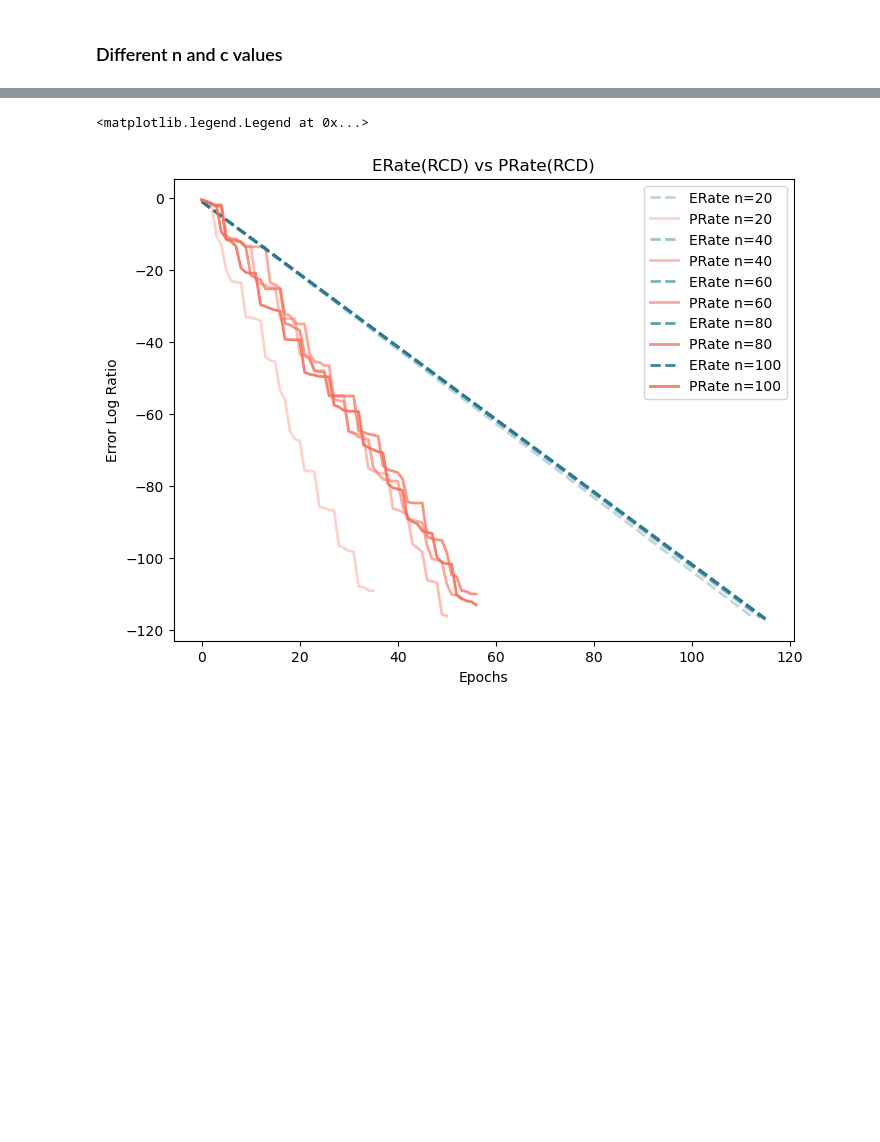
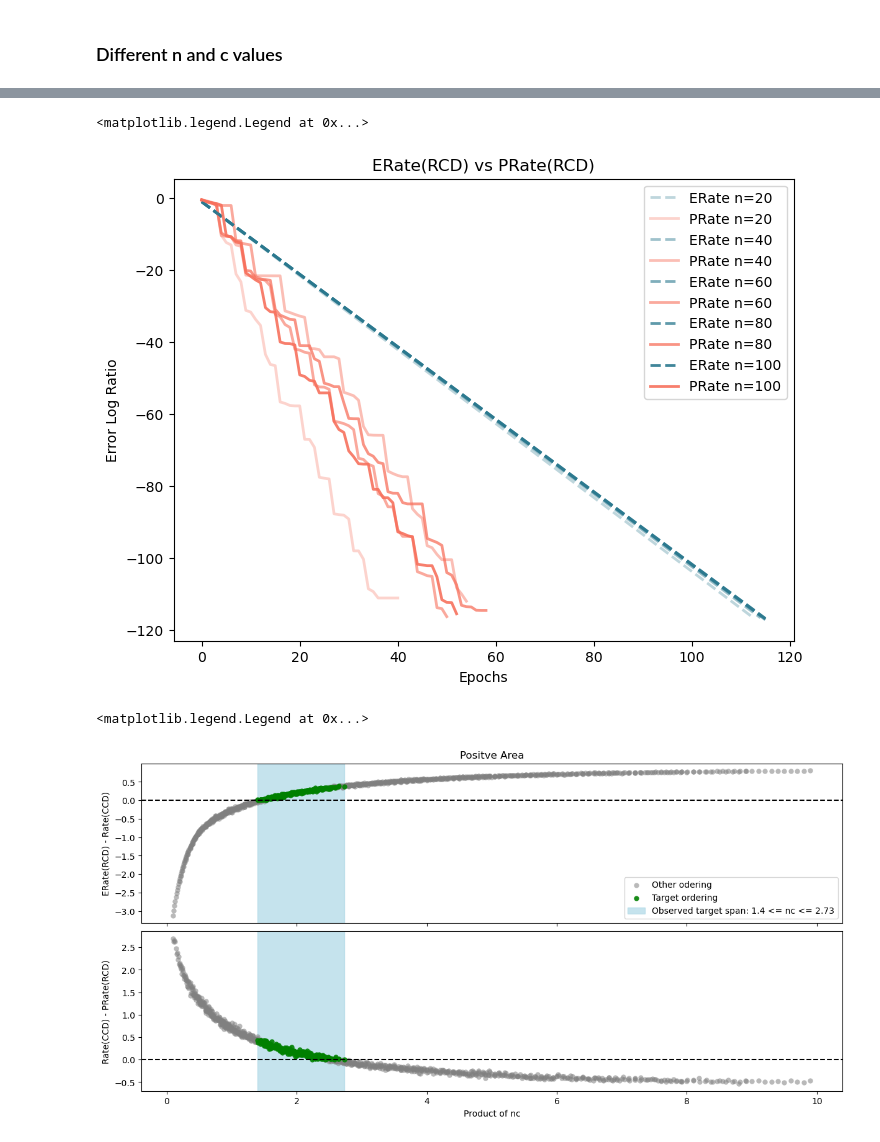
Before and after one commit to pinto2501/coordinate_descent, a Jupyter notebook: cbcd.ipynb, the cells around one changed output, grey strips where cells are left out. Saved outputs shown, nothing was run; the diff lists cells and outputs as text; code cells hidden in the pictures; blank space fills up the shorter version.

```diff
--- a/cbcd.ipynb
+++ b/cbcd.ipynb
@@ -260,8 +94,8 @@ dimensions = [20, 40, 60, 80, 100]
 dim_norm = Normalize(vmin=min(dimensions), vmax=max(dimensions))
 
 for dim in dimensions:
-    rcd_errors = run_rcd(EPOCHS, dim, c)
-    prcd_errors = run_prcd(EPOCHS, dim, c)
+    rcd_errors = utils.run_rcd(EPOCHS, dim, c)
+    prcd_errors = utils.run_prcd(EPOCHS, dim, c)
 
     shade = 0.30 + 0.60 * dim_norm(dim)
 
@@ -278,7 +112,7 @@ ax.set_title("ERate(RCD) vs PRate(RCD)")
 ax.legend()
 # %% [output]
 <matplotlib.legend.Legend at 0x...>
-[figure, old version]
+[figure, new version]
 # %%
 # Fixed n with different c values
 
@@ -294,0 +129,47 @@ save_algo(EPOCHS, n_vals, c_vals, "c")
+# %%
+diff_erate_ccd = []
+diff_ccd_prate = []
+index = []
+
+c_vals = np.linspace(0.01, 0.1, 10)
+for c in c_vals:
+    df = pd.read_csv(f"data/fixed_c_{round(c, 3)}.csv")
+
+    index.extend((c * df["n"]).tolist())
+    diff_erate_ccd.extend((df["ERCD"] - df["CCD"]).tolist())
+    diff_ccd_prate.extend((df["CCD"] - df["PRCD"]).tolist())
+
+index = np.array(index)
+diff_erate_ccd = np.array(diff_erate_ccd)
+diff_ccd_prate = np.array(diff_ccd_prate)
+
+mask = (diff_erate_ccd > 0) & (diff_ccd_prate > 0)
+
+pos_area_1 = diff_erate_ccd[mask]
+pos_area_2 = diff_ccd_prate[mask]
+unpos_area_1 = diff_erate_ccd[~mask]
+unpos_area_2 = diff_ccd_prate[~mask]
+
+fig, axes = plt.subplots(2, 1, figsize=(12, 6), sharex=True, constrained_layout=True)
+
+nc_min = index[mask].min()
+nc_max = index[mask].max()
+axes[0].scatter(index[~mask], unpos_area_1, alpha=0.55, linewidths=0, color="grey", label="Other odering")
+axes[0].scatter(index[mask], pos_area_1, alpha=0.9, linewidths=0, color="green", label="Target ordering")
+axes[0].axhline(0, color="black", linestyle="--")
+axes[0].axvspan(nc_min, nc_max, color="lightblue", alpha=0.7, zorder=0, label=f"Observed target span: {round(nc_min, 3)} <= nc <= {round(nc_max, 3)}")
+
+axes[1].scatter(index[~mask], unpos_area_2, alpha=0.55, linewidths=0, color="grey", label="Other odering")
+axes[1].scatter(index[mask], pos_area_2, alpha=0.9, linewidths=0, color="green", label="Target ordering")
+axes[1].axhline(0, color="black", linestyle="--")
+axes[1].axvspan(nc_min, nc_max, color="lightblue", alpha=0.7, zorder=0)
+
+
+axes[0].set_title("Positve Area")
+axes[0].set_ylabel("ERate(RCD) - Rate(CCD)")
+axes[1].set_ylabel("Rate(CCD) - PRate(RCD)")
+axes[1].set_xlabel("Product of nc")
+axes[0].legend()
+# %% [output]
+<matplotlib.legend.Legend at 0x...>
+[figure, added]
```
Also changed, not shown: parts of 12 cells of this notebook, 4 other files.
